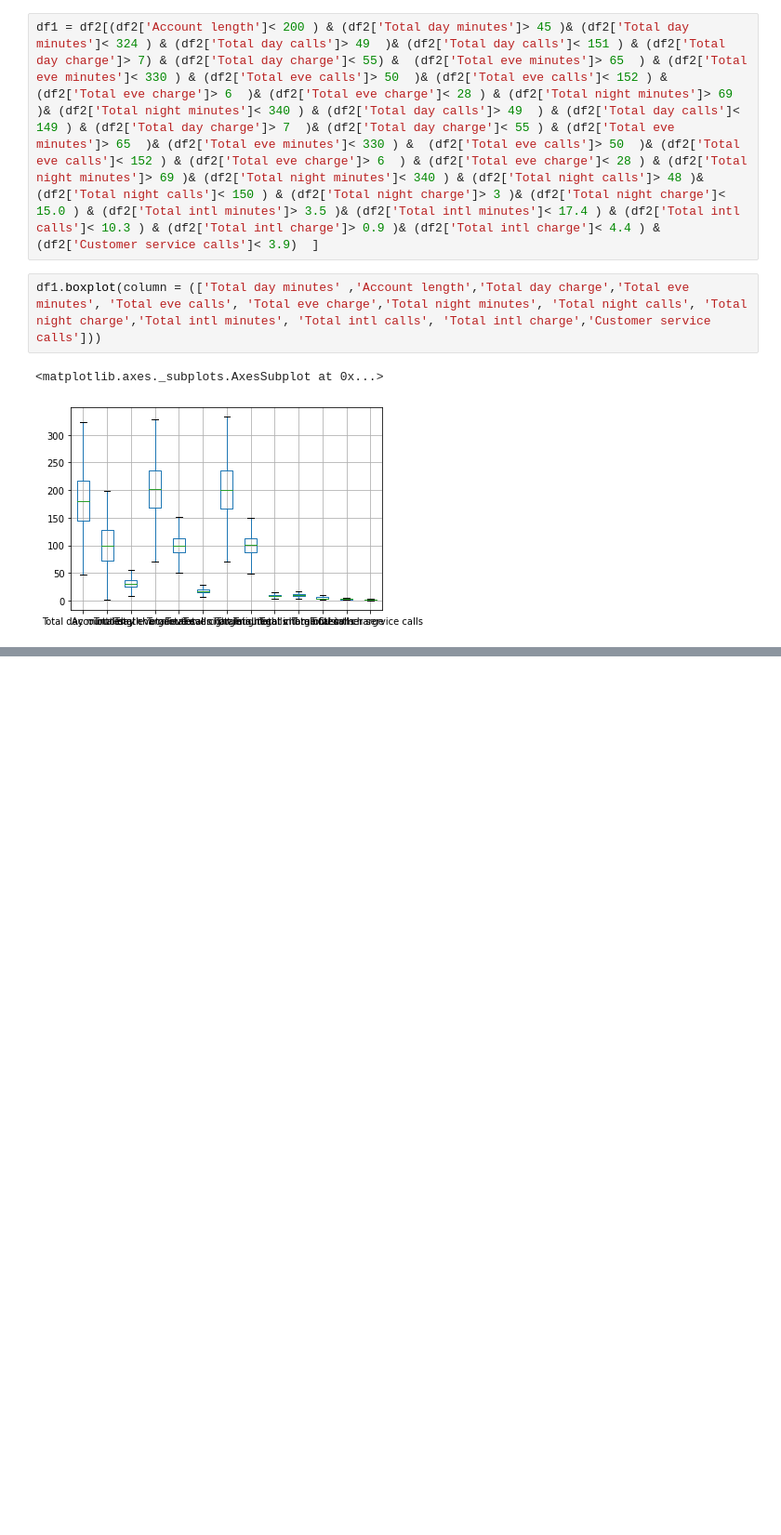
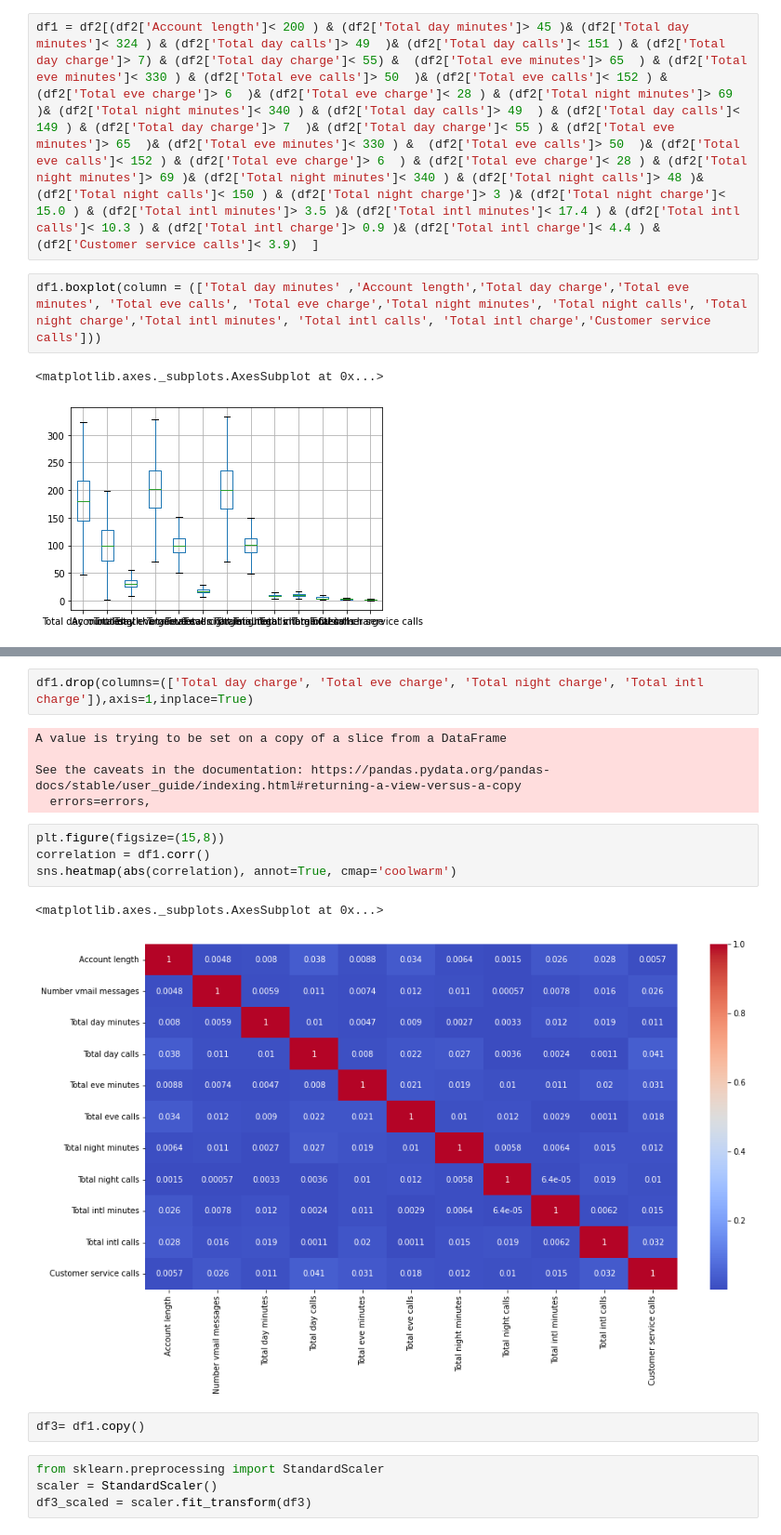
Before and after one commit to akifkashif/EDA-Capstone-Project---Mohammed-Akifuddin, a Jupyter notebook: TEAM_Telecom_Churn_Analysis_Capstone_Project.ipynb, the cells around one changed output, grey strips where cells are left out. Shown: that part at 93% size. Cells and saved outputs as stored; diff of their text form; blank space fills up the shorter version.

```diff
--- a/TEAM_Telecom_Churn_Analysis_Capstone_Project.ipynb
+++ b/TEAM_Telecom_Churn_Analysis_Capstone_Project.ipynb
@@ -384,0 +401,20 @@ df1.boxplot(column = (['Total day minutes' ,'Account length','Total day charge',
+# %%
+df1.drop(columns=(['Total day charge', 'Total eve charge', 'Total night charge', 'Total intl charge']),axis=1,inplace=True)
+# %% [output]
+A value is trying to be set on a copy of a slice from a DataFrame
+
+See the caveats in the documentation: https://pandas.pydata.org/pandas-docs/stable/user_guide/indexing.html#returning-a-view-versus-a-copy
+  errors=errors,
+# %%
+plt.figure(figsize=(15,8))
+correlation = df1.corr()
+sns.heatmap(abs(correlation), annot=True, cmap='coolwarm')
+# %% [output]
+<matplotlib.axes._subplots.AxesSubplot at 0x...>
+[figure, added]
+# %%
+df3= df1.copy()
+# %%
+from sklearn.preprocessing import StandardScaler
+scaler = StandardScaler()
+df3_scaled = scaler.fit_transform(df3)
```
Also changed, not shown: parts of 7 cells of this notebook.
